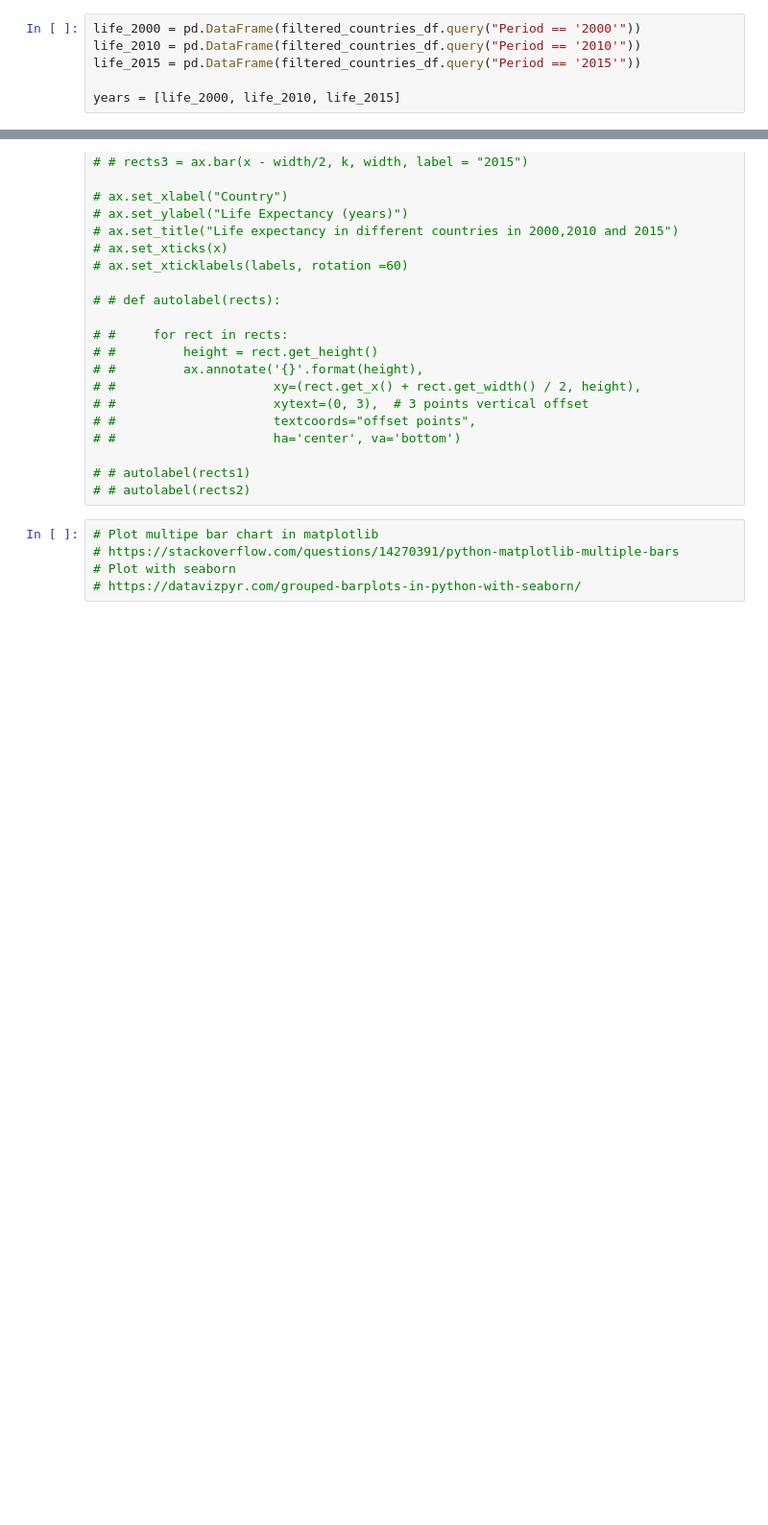
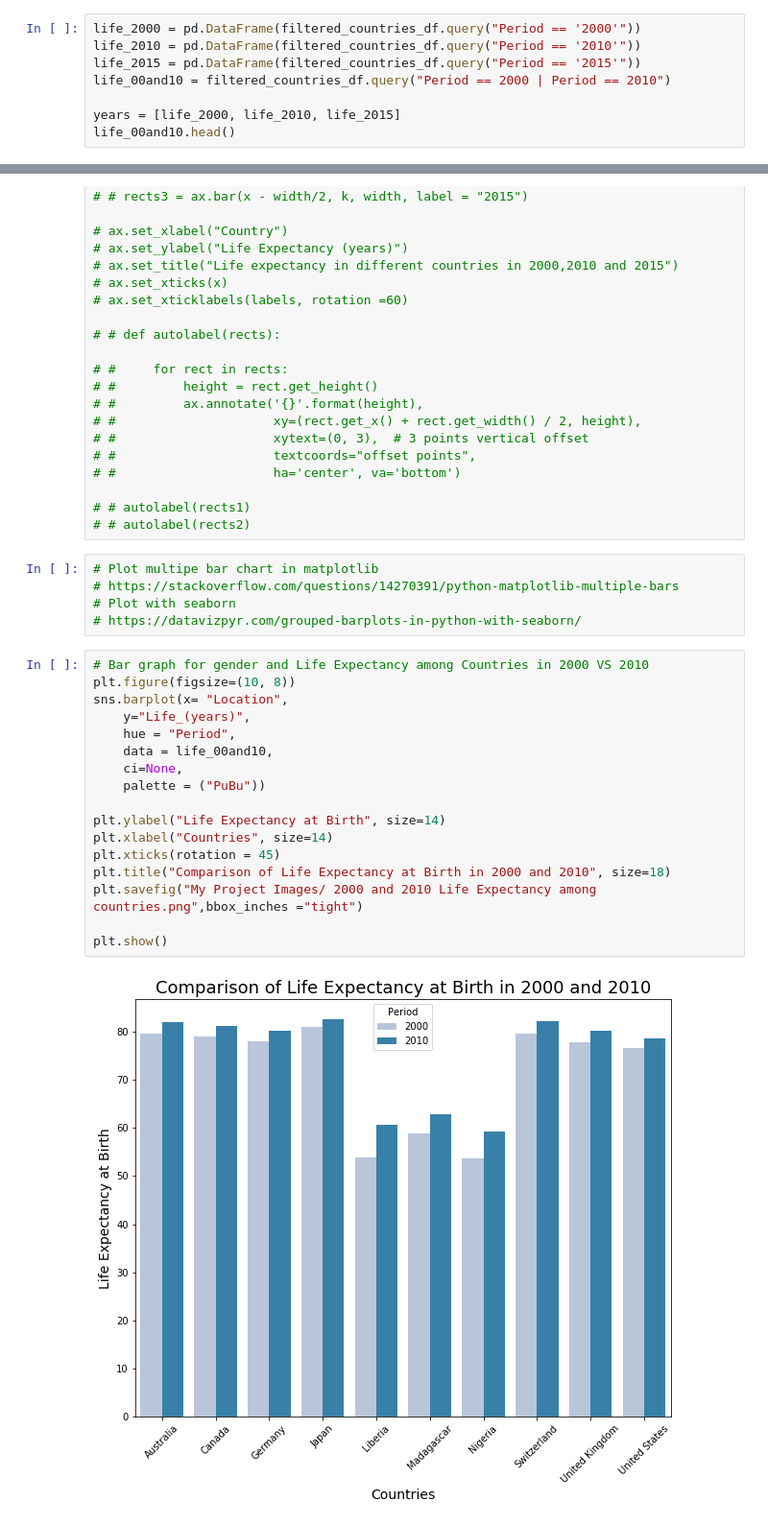
Before and after one commit to elstan-tmk/Life_expectancy_project, a Jupyter notebook: project_Elstan.ipynb, the cells around one changed output, grey strips where cells are left out. Shown at 96% size. Drawn from its saved outputs; the diff is of its cells as text; blank space fills up the shorter version.

```diff
--- a/project_Elstan.ipynb
+++ b/project_Elstan.ipynb
@@ -82,5 +72,7 @@ plt.show()
 life_2000 = pd.DataFrame(filtered_countries_df.query("Period == '2000'"))
 life_2010 = pd.DataFrame(filtered_countries_df.query("Period == '2010'"))
 life_2015 = pd.DataFrame(filtered_countries_df.query("Period == '2015'"))
+life_00and10 = filtered_countries_df.query("Period == 2000 | Period == 2010")
 
 years = [life_2000, life_2010, life_2015]
+life_00and10.head()
@@ -237,6 +236,25 @@ for index, year  in enumerate(years):
 # https://stackoverflow.com/questions/14270391/python-matplotlib-multiple-bars
 # Plot with seaborn
 # https://datavizpyr.com/grouped-barplots-in-python-with-seaborn/
+# %%
+# Bar graph for gender and Life Expectancy among Countries in 2000 VS 2010
+plt.figure(figsize=(10, 8))
+sns.barplot(x= "Location",
+    y="Life_(years)",
+    hue = "Period",
+    data = life_00and10,
+    ci=None,
+    palette = ("PuBu"))
+
+plt.ylabel("Life Expectancy at Birth", size=14)
+plt.xlabel("Countries", size=14)
+plt.xticks(rotation = 45)
+plt.title("Comparison of Life Expectancy at Birth in 2000 and 2010", size=18)
+plt.savefig("My Project Images/ 2000 and 2010 Life Expectancy among countries.png",bbox_inches ="tight")
+
+plt.show()
+# %% [output]
+[figure, added]
 # %%
 # Bar graph for gender and Life Expectancy among Countries in 2000
 plt.figure(figsize=(10, 8))
```
Also changed, not shown: parts of 4 cells of this notebook, 8 other files.
